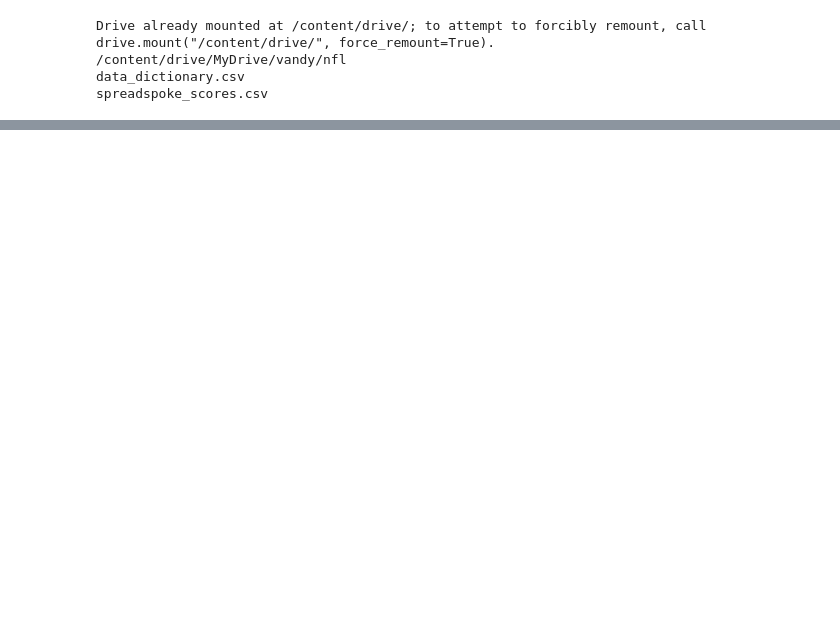
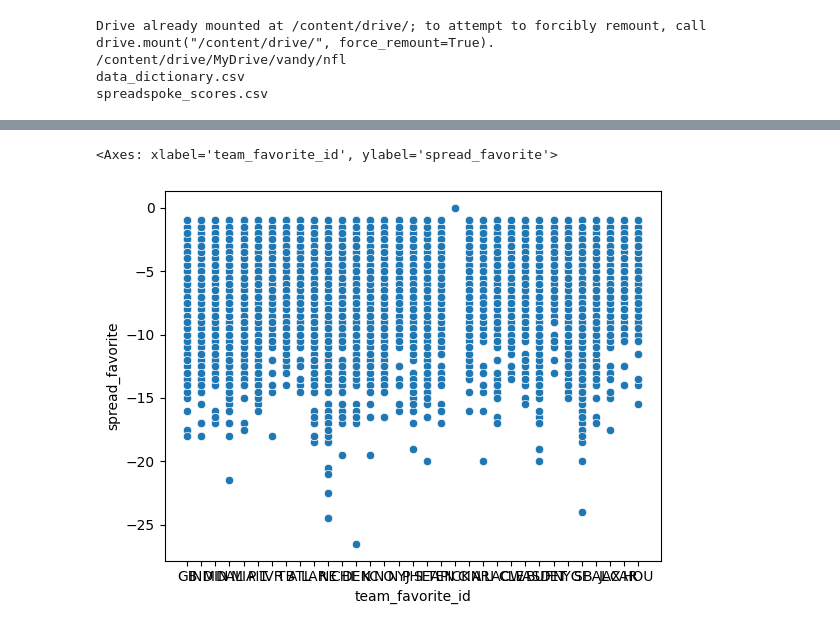
Before and after one commit to tyslas/CS5265-tyslas-nfl-spread-line-outcomes, a Jupyter notebook: NFLSpreadAndLineOutcomes.ipynb, the cells around one changed output, grey strips where cells are left out. Saved outputs shown, nothing was run; the diff lists cells and outputs as text; code cells hidden in the pictures; blank space fills up the shorter version.

```diff
--- a/NFLSpreadAndLineOutcomes.ipynb
+++ b/NFLSpreadAndLineOutcomes.ipynb
@@ -97,0 +214,6 @@ memory usage: 1.6+ MB
+# %%
+# visualize relationships that may exist between team_home and spread_favorite
+sns.scatterplot(x=scores['team_favorite_id'], y=scores['spread_favorite'])
+# %% [output]
+<Axes: xlabel='team_favorite_id', ylabel='spread_favorite'>
+[figure, added]
```
Also changed, not shown: parts of 10 cells of this notebook.
